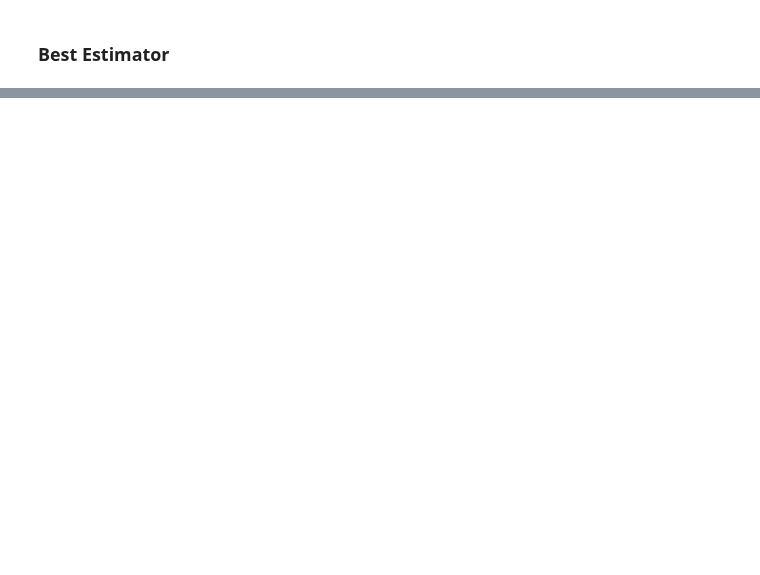
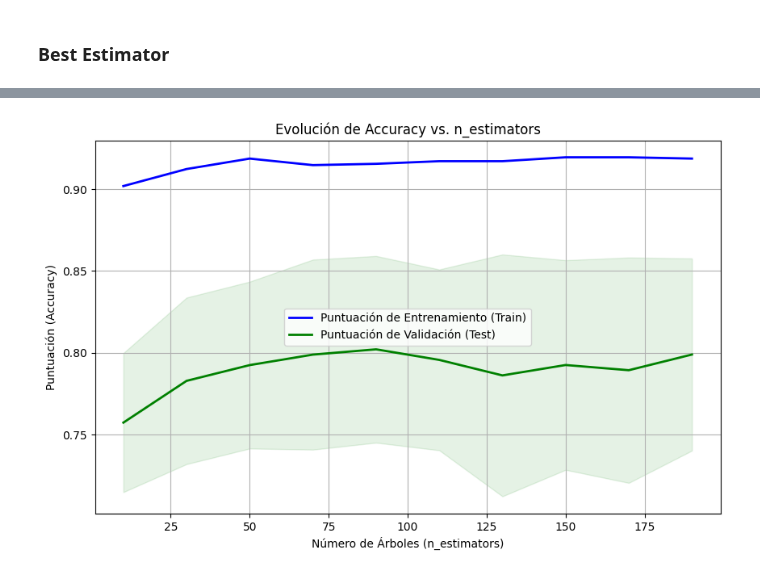
Before and after one commit to 4GeeksAcademy/sarayruiz---Machine-Learning, a Jupyter notebook: src/05-random-forest-diabetes.ipynb, the cells around one changed output, grey strips where cells are left out. Saved outputs shown, nothing was run; the diff lists cells and outputs as text; code cells hidden in the pictures; blank space fills up the shorter version.

```diff
--- a/src/05-random-forest-diabetes.ipynb
+++ b/src/05-random-forest-diabetes.ipynb
@@ -215,0 +148,45 @@ get_classifier_metrics(y_pred_test_grid, y_test, y_pred_train_grid, y_train)
+# %%
+# Defino los valores de n_estimators a probar (de 10 a 200) ya que el mejor dado por la hiper parametrización es el 100.
+n_estimators_range = np.arange(10, 201, 20)
+
+# Calculo la curva de validación, fijando los MEJORES HIPERPARÁMETROS antes realizados.
+train_scores, test_scores = validation_curve(RandomForestClassifier(random_state=18,
+                                                                    criterion='gini',
+                                                                    max_depth=5,
+                                                                    min_samples_leaf=1,
+                                                                    min_samples_split=2),
+                                                                    X_train, y_train,
+                                                                    param_name="n_estimators",
+                                                                    param_range=n_estimators_range,
+                                                                    cv=5,
+                                                                    scoring="accuracy",
+                                                                    n_jobs=-1)
+
+# 3. Calculo la media y desviación estándar de los scores.
+train_scores_mean = np.mean(train_scores, axis=1)
+test_scores_mean = np.mean(test_scores, axis=1)
+test_scores_std = np.std(test_scores, axis=1)
+
+# 4. Grafico la evolución.
+plt.figure(figsize=(10, 6))
+plt.title("Evolución de Accuracy vs. n_estimators")
+plt.xlabel("Número de Árboles (n_estimators)")
+plt.ylabel("Puntuación (Accuracy)")
+plt.grid(True)
+
+# Curva de entrenamiento.
+plt.plot(n_estimators_range, train_scores_mean,
+         label="Puntuación de Entrenamiento (Train)", color="blue", lw=2)
+
+# Curva de validación (test).
+plt.plot(n_estimators_range, test_scores_mean,
+         label="Puntuación de Validación (Test)", color="green", lw=2)
+
+# Relleno el área de desviación estándar.
+plt.fill_between(n_estimators_range, test_scores_mean - test_scores_std,
+                 test_scores_mean + test_scores_std, alpha=0.1, color="green")
+
+plt.legend(loc="best")
+plt.show()
+# %% [output]
+[figure, added]
```
Also changed, not shown: parts of 19 cells of this notebook, 1 other file.
